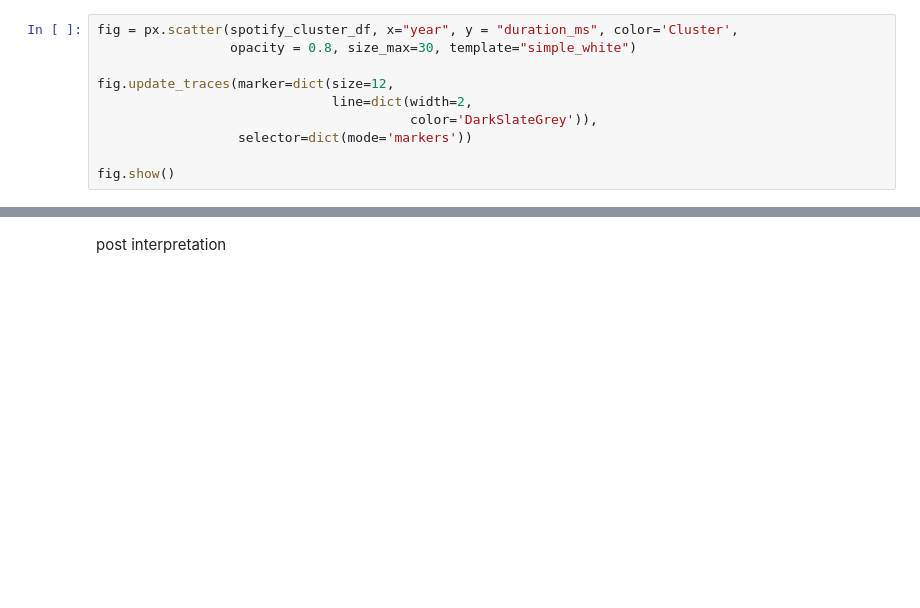
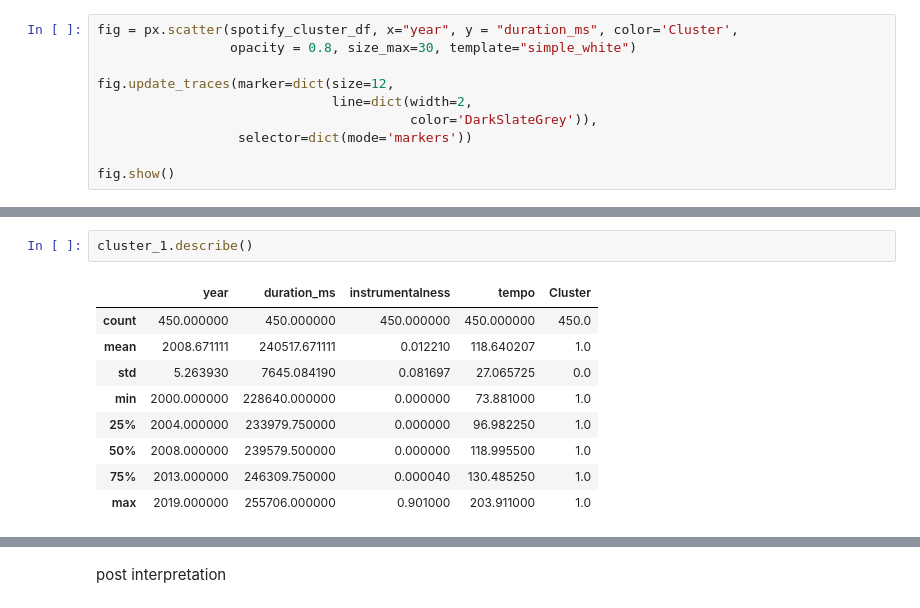
Before and after one commit to angelocguerra/csmodel-casestudy, a Jupyter notebook: MCO2.ipynb, the cells around one changed output, grey strips where cells are left out. Saved outputs shown, nothing was run; the diff lists cells and outputs as text; blank space fills up the shorter version.

```diff
--- a/MCO2.ipynb
+++ b/MCO2.ipynb
@@ -1155,0 +1191,12 @@ fig.show()
+# %%
+cluster_1.describe()
+# %% [output]
+|  | year | duration_ms | instrumentalness | tempo | Cluster |
+| count | 450.000000 | 450.000000 | 450.000000 | 450.000000 | 450.0 |
+| mean | 2008.671111 | 240517.671111 | 0.012210 | 118.640207 | 1.0 |
+| std | 5.263930 | 7645.084190 | 0.081697 | 27.065725 | 0.0 |
+| min | 2000.000000 | 228640.000000 | 0.000000 | 73.881000 | 1.0 |
+| 25% | 2004.000000 | 233979.750000 | 0.000000 | 96.982250 | 1.0 |
+| 50% | 2008.000000 | 239579.500000 | 0.000000 | 118.995500 | 1.0 |
+| 75% | 2013.000000 | 246309.750000 | 0.000040 | 130.485250 | 1.0 |
+| max | 2019.000000 | 255706.000000 | 0.901000 | 203.911000 | 1.0 |
```
Also changed, not shown: parts of 32 cells of this notebook.
